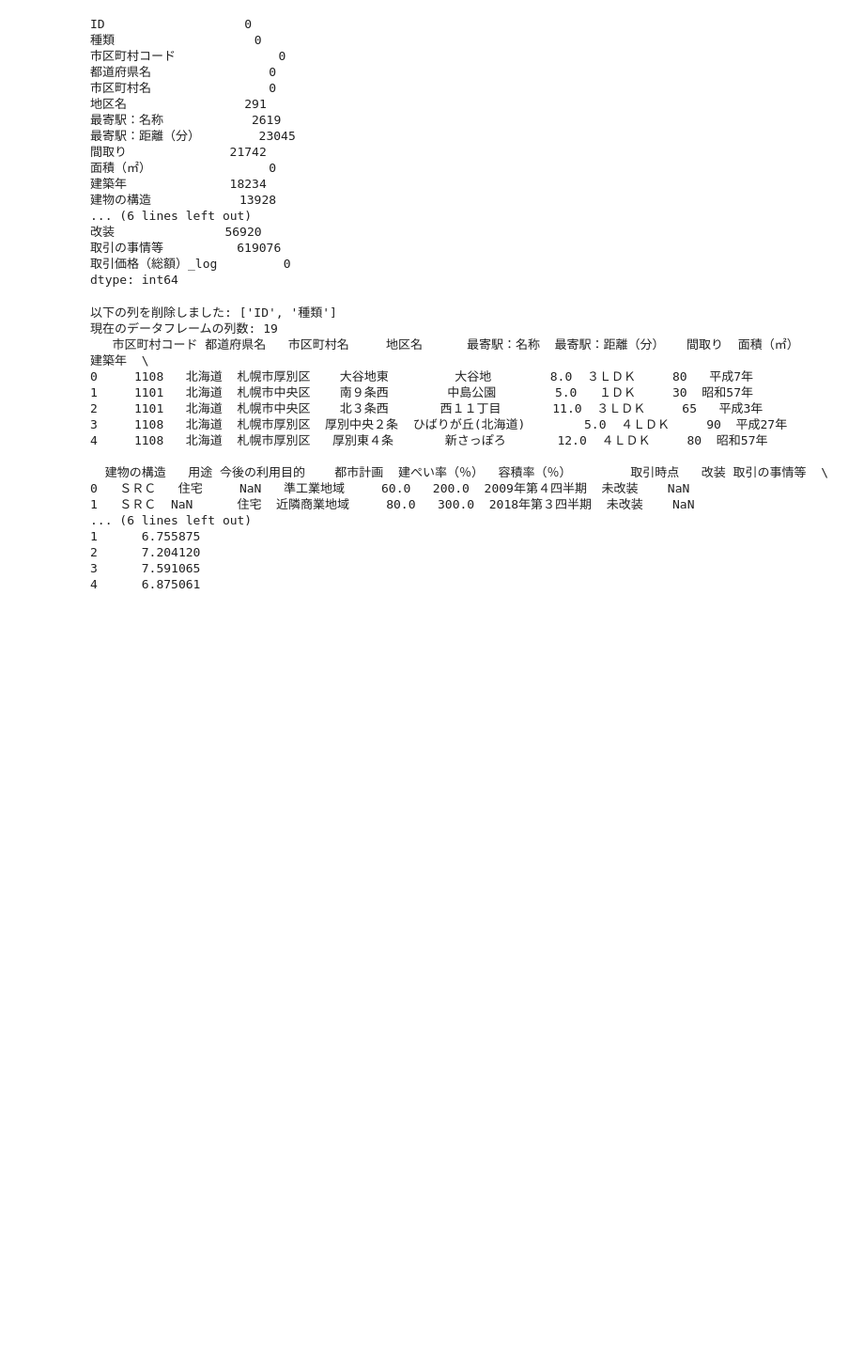
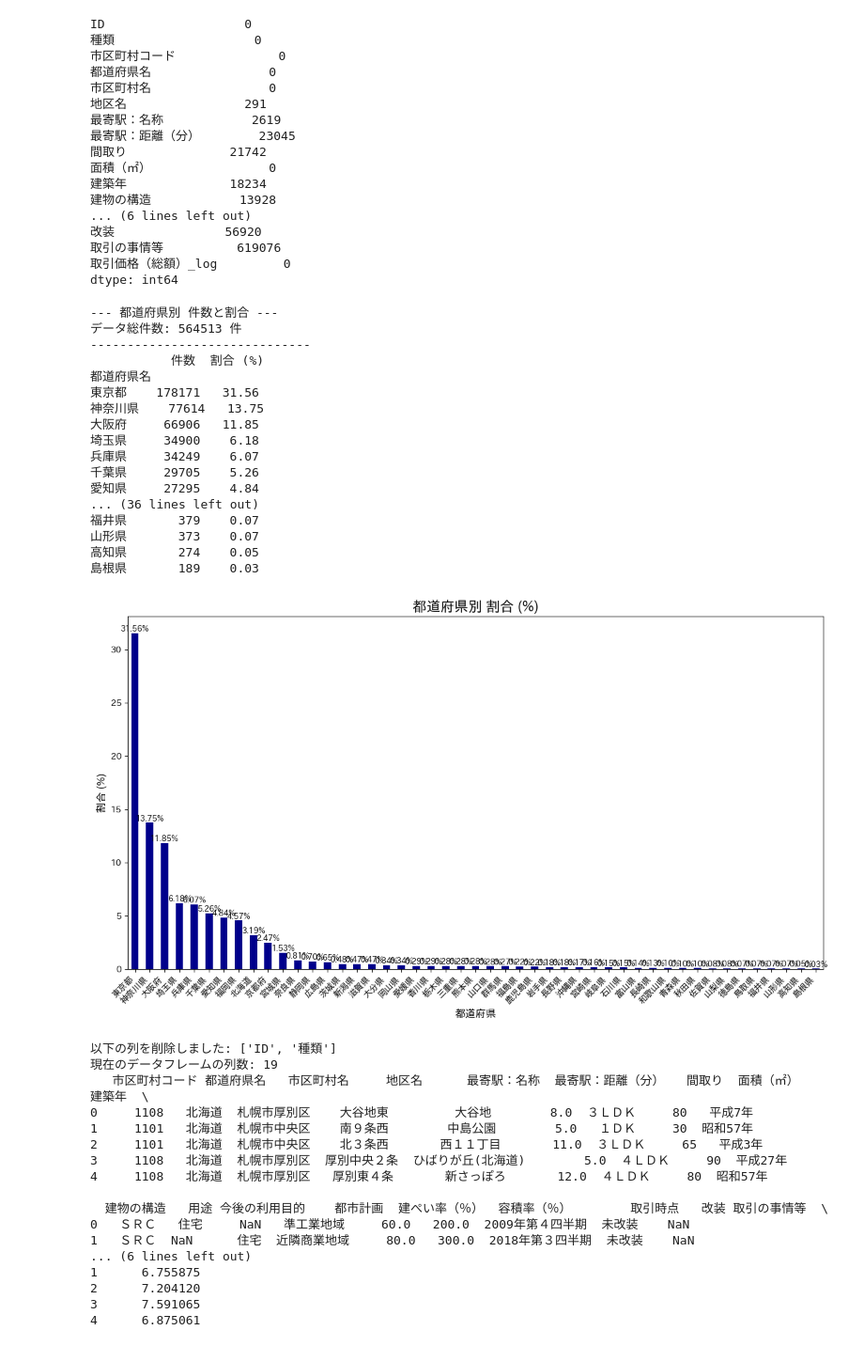
Before and after one commit to sabritzu4279i-ship-it/-, a Jupyter notebook: notebooks/01_data_cleaning.ipynb, the cells around one changed output. Shown: that part at 94% size. Cells and saved outputs as stored; diff of their text form; code cells hidden in the pictures; blank space fills up the shorter version.

```diff
--- a/notebooks/01_data_cleaning.ipynb
+++ b/notebooks/01_data_cleaning.ipynb
@@ -137,6 +137,75 @@ df.dropna(subset=['最寄駅：距離（分）'], inplace=True)
 #建蔽率、容積率の欠損値削除、
 # '建ぺい率（％）'または'容積率（％）'のどちらかに欠損値がある行を削除
 df.dropna(subset=['建ぺい率（％）', '容積率（％）'], inplace=True)
+# %%
+import pandas as pd
+import matplotlib.pyplot as plt
+
+# 1. '都道府県'列の件数を集計（件数が多い順にソート）
+prefecture_counts = df['都道府県名'].value_counts()
+
+# 2. 総件数を計算
+total_count = len(df) # または df_test['都道府県'].count()
+
+# 3. 割合（パーセント）を計算
+prefecture_percentage = (prefecture_counts / total_count) * 100
+
+# 4. 件数と割合をまとめたDataFrameを作成
+summary_df = pd.DataFrame({
+    '件数': prefecture_counts,
+    '割合 (%)': prefecture_percentage.round(2)  # 小数点第2位まで表示
+})
+
+# 結果の表示
+print("--- 都道府県別 件数と割合 ---")
+print(f"データ総件数: {total_count} 件")
+print("-" * 30)
+print(summary_df)
+
+# 5. グラフ表示（割合を反映）
+# 割合をプロットすることで、全体の中で各都道府県がどれくらいの大きさを持つか視覚的に分かります。
+plt.figure(figsize=(12, 7))
+ax = prefecture_percentage.plot(kind='bar', color='darkblue')
+
+# グラフのタイトルとラベルを設定
+plt.title('都道府県別 割合 (%)', fontsize=16)
+plt.xlabel('都道府県', fontsize=12)
+plt.ylabel('割合 (%)', fontsize=12)
+
+# X軸のラベル（都道府県名）を回転
+plt.xticks(rotation=45, ha='right')
+
+# 各棒の上に割合の値をテキストで表示
+for i in ax.patches:
+    # 棒の中心のX座標と、棒の高さ（割合）を取得
+    x = i.get_x() + i.get_width() / 2
+    y = i.get_height()
+    # テキストを表示
+    ax.annotate(f'{y:.2f}%', (x, y), ha='center', va='bottom',
+                fontsize=9, color='black')
+
+# グラフを表示
+plt.tight_layout()
+plt.show()
+# %% [output]
+--- 都道府県別 件数と割合 ---
+データ総件数: 564513 件
+------------------------------
+           件数  割合 (%)
+都道府県名
+東京都    178171   31.56
+神奈川県    77614   13.75
+大阪府     66906   11.85
+埼玉県     34900    6.18
+兵庫県     34249    6.07
+千葉県     29705    5.26
+愛知県     27295    4.84
+... (36 lines left out)
+福井県       379    0.07
+山形県       373    0.07
+高知県       274    0.05
+島根県       189    0.03
+[figure, added]
 # %%
 # 削除対象の列
 columns_to_drop = ['ID', '種類']
```
Also changed, not shown: 16 other files.
